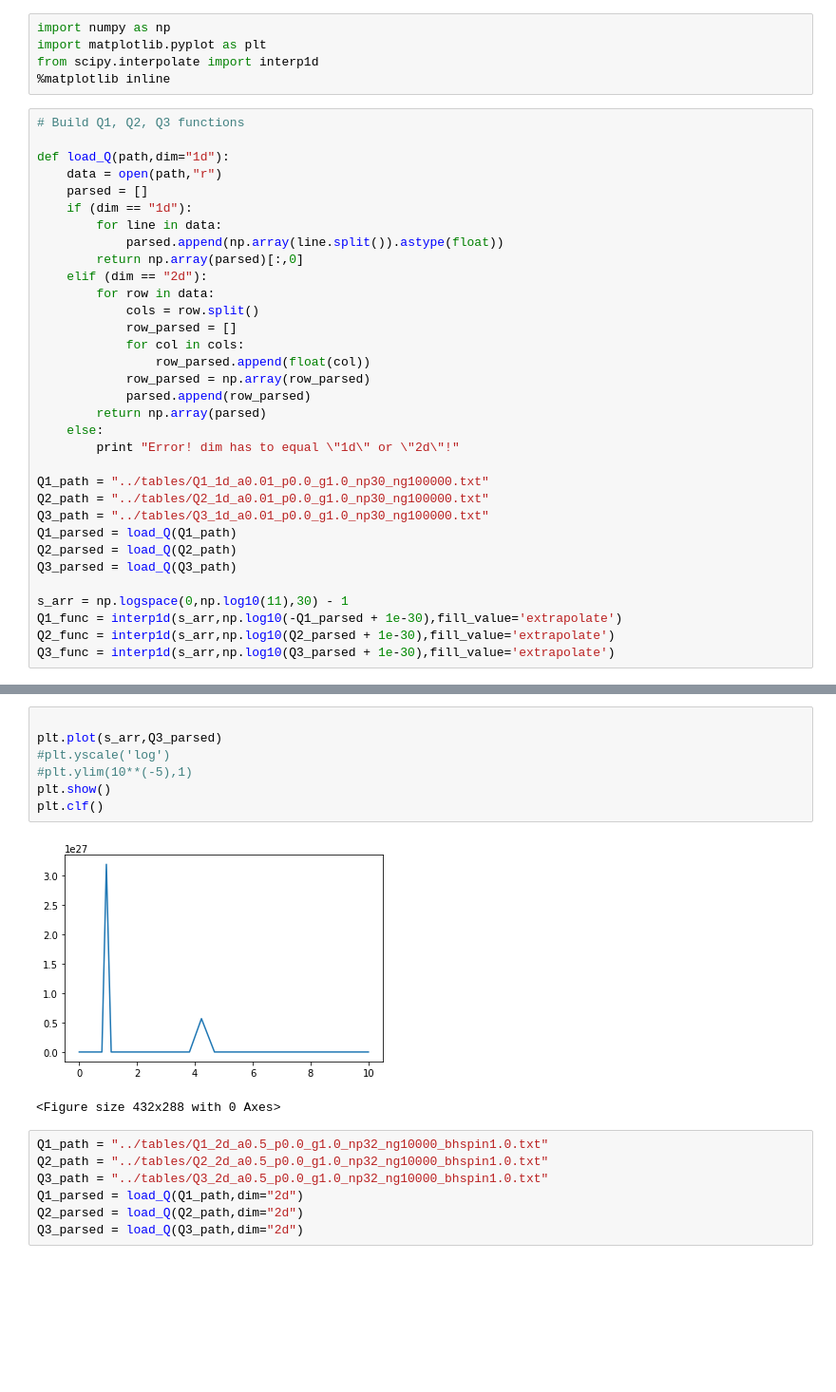
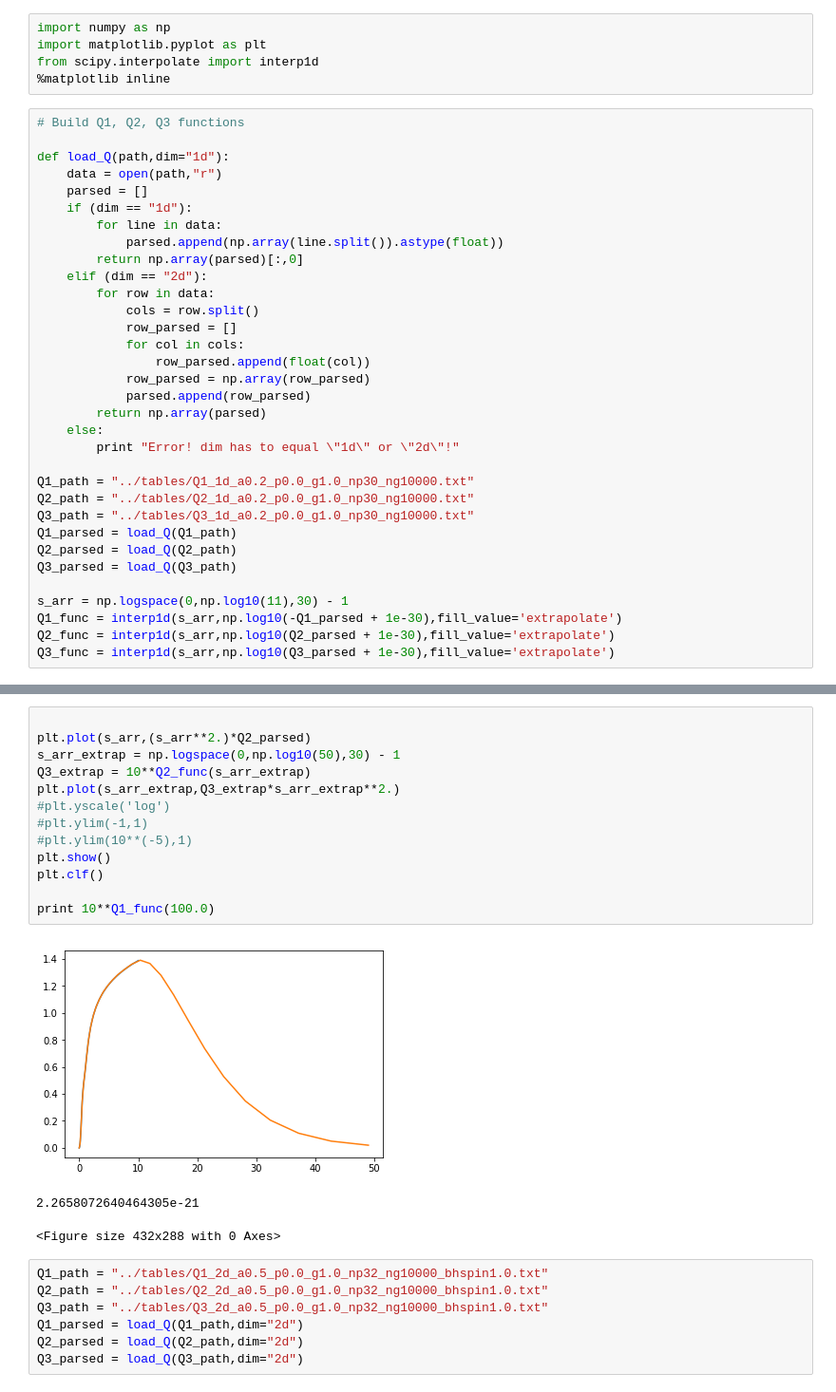
Before and after one commit to nomahen/twisted_disk_1d, a Jupyter notebook: notebooks/visualize_coefficients.ipynb, the cells around one changed output, grey strips where cells are left out. Shown at 95% size. Drawn from its saved outputs; the diff is of its cells as text; blank space fills up the shorter version.

```diff
--- a/notebooks/visualize_coefficients.ipynb
+++ b/notebooks/visualize_coefficients.ipynb
@@ -25,9 +25,9 @@ def load_Q(path,dim="1d"):
     else:
         print "Error! dim has to equal \"1d\" or \"2d\"!"
 
-Q1_path = "../tables/Q1_1d_a0.01_p0.0_g1.0_np30_ng100000.txt"
-Q2_path = "../tables/Q2_1d_a0.01_p0.0_g1.0_np30_ng100000.txt"
-Q3_path = "../tables/Q3_1d_a0.01_p0.0_g1.0_np30_ng100000.txt"
+Q1_path = "../tables/Q1_1d_a0.2_p0.0_g1.0_np30_ng10000.txt"
+Q2_path = "../tables/Q2_1d_a0.2_p0.0_g1.0_np30_ng10000.txt"
+Q3_path = "../tables/Q3_1d_a0.2_p0.0_g1.0_np30_ng10000.txt"
 Q1_parsed = load_Q(Q1_path)
 Q2_parsed = load_Q(Q2_path)
 Q3_parsed = load_Q(Q3_path)
@@ -39,13 +45,20 @@ Q3_func = interp1d(s_arr,np.log10(Q3_parsed + 1e-30),fill_value='extrapolate')
 # %%
 
-plt.plot(s_arr,Q3_parsed)
+plt.plot(s_arr,(s_arr**2.)*Q2_parsed)
+s_arr_extrap = np.logspace(0,np.log10(50),30) - 1
+Q3_extrap = 10**Q2_func(s_arr_extrap)
+plt.plot(s_arr_extrap,Q3_extrap*s_arr_extrap**2.)
 #plt.yscale('log')
+#plt.ylim(-1,1)
 #plt.ylim(10**(-5),1)
 plt.show()
 plt.clf()
+
+print 10**Q1_func(100.0)
 # %% [output]
-[figure, old version]
+[figure, new version]
-<Figure size 432x288 with 0 Axes>
+2.2658072640464305e-21
+<Figure size 432x288 with 0 Axes>
 # %%
 Q1_path = "../tables/Q1_2d_a0.5_p0.0_g1.0_np32_ng10000_bhspin1.0.txt"
 Q2_path = "../tables/Q2_2d_a0.5_p0.0_g1.0_np32_ng10000_bhspin1.0.txt"
```
Also changed, not shown: parts of 1 cell of this notebook, 15 other files.
